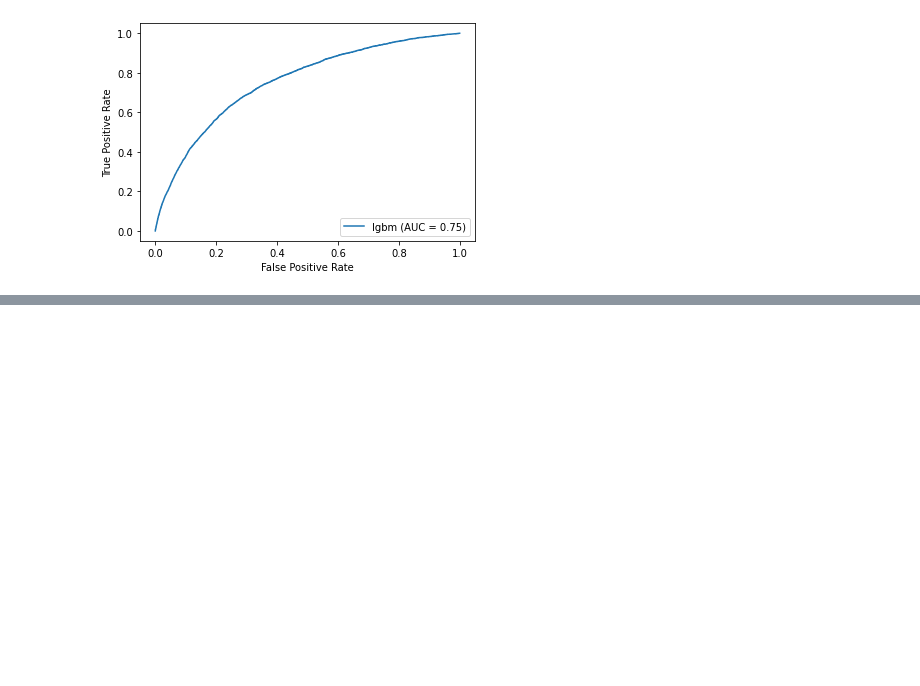
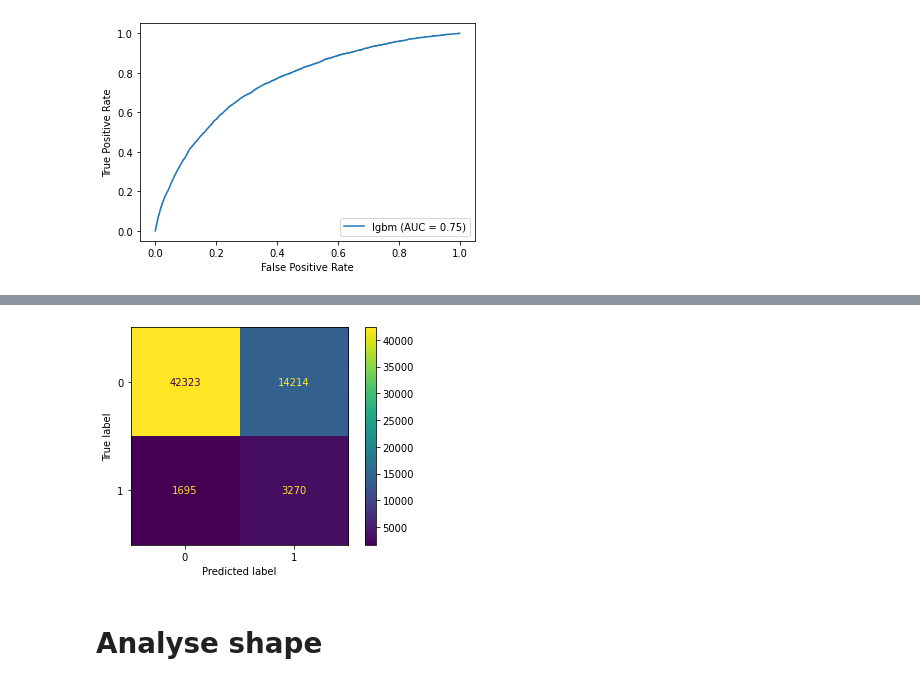
Before and after one commit to nikoko107/git_collab_P7, a Jupyter notebook: Notebook/selection_modele.ipynb, the cells around one changed output, grey strips where cells are left out. Saved outputs shown, nothing was run; the diff lists cells and outputs as text; code cells hidden in the pictures; blank space fills up the shorter version.

```diff
--- a/Notebook/selection_modele.ipynb
+++ b/Notebook/selection_modele.ipynb
@@ -633,0 +760,9 @@ plt.show
+# %%
+threshold = 0.5
+y_pred = (model.predict(X_test) > threshold).astype('float')
+cm = confusion_matrix(y_test, y_pred)
+cm_display = ConfusionMatrixDisplay(cm).plot()
+# %% [output]
+[figure, added]
+# %% [markdown]
+# Analyse shape
```
Also changed, not shown: parts of 55 cells of this notebook, 10 other files.
